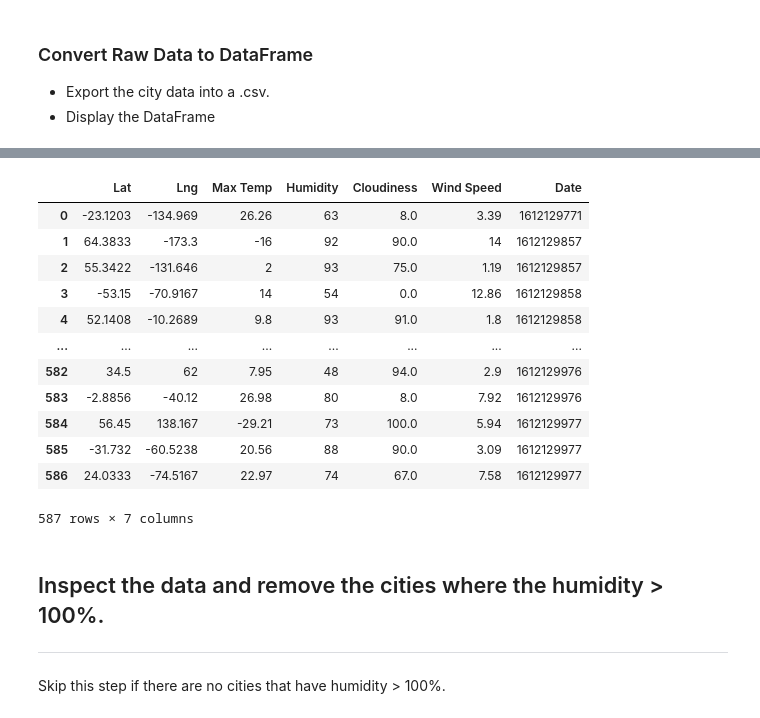
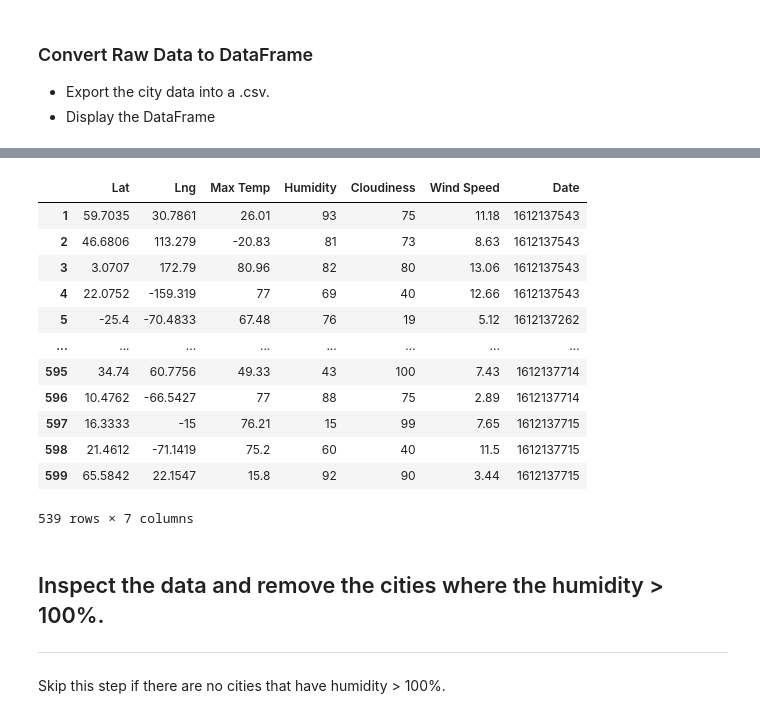
Before and after one commit to pulliam-chris/Python-API-Challenge, a Jupyter notebook: WeatherPy/WeatherPy.ipynb, the cells around one changed output, grey strips where cells are left out. Cells and saved outputs as stored; diff of their text form; code cells hidden in the pictures.

Commit message:
fixed original dataframe to allow for comparisons. basic scatter plots added

```diff
--- a/WeatherPy/WeatherPy.ipynb
+++ b/WeatherPy/WeatherPy.ipynb
@@ -58,22 +58,22 @@ len(cities)
 # %%
 # Save config information.
 url = "http://api.openweathermap.org/data/2.5/weather?"
-units = "metric"
+units = "imperial"
 
 # Create DataFrame
 # Citipy Cities
 cities_weather = pd.DataFrame({
-    'City': cities})
+    'City': cities}, columns=['City', 'Lat', 'Lng', 'Max Temp', 'Humidity', 'Cloudiness', 'Wind Speed', 'Country', 'Date'])
 
 # Create other datafram columnns
-cities_weather["Lat"] = ""
-cities_weather["Lng"] = ""
-cities_weather["Max Temp"] = ""
-cities_weather["Humidity"] = ""
-cities_weather["Cloudienss"] = ""
-cities_weather["Wind Speed"] = ""
-cities_weather["Country"] = ""
-cities_weather["Date"] = ""
+#cities_weather["Lat"] = 0
+#cities_weather["Lng"] = 0
+#cities_weather["Max Temp"] = 0
+#cities_weather["Humidity"] = 0
+#cities_weather["Cloudiness"] = 0
+#cities_weather["Wind Speed"] = 0
+#cities_weather["Country"] = ""
+#cities_weather["Date"] = ""
 
 # Keep track of record and set counter information
 currentSet = 0
@@ -158,20 +158,21 @@ cities_weather
 # %%
 summary_df = cities_weather[['Lat','Lng','Max Temp', 'Humidity', 'Cloudiness', 'Wind Speed', 'Date']]
-summary_df
+summary_df2 = summary_df.dropna(how='all')
+summary_df2
 # %% [output]
 |  | Lat | Lng | Max Temp | Humidity | Cloudiness | Wind Speed | Date |
-| 0 | -23.1203 | -134.969 | 26.26 | 63 | 8.0 | 3.39 | 1612129771 |
-| 1 | 64.3833 | -173.3 | -16 | 92 | 90.0 | 14 | 1612129857 |
-| 2 | 55.3422 | -131.646 | 2 | 93 | 75.0 | 1.19 | 1612129857 |
-| 3 | -53.15 | -70.9167 | 14 | 54 | 0.0 | 12.86 | 1612129858 |
-| 4 | 52.1408 | -10.2689 | 9.8 | 93 | 91.0 | 1.8 | 1612129858 |
+| 1 | 59.7035 | 30.7861 | 26.01 | 93 | 75 | 11.18 | 1612137543 |
+| 2 | 46.6806 | 113.279 | -20.83 | 81 | 73 | 8.63 | 1612137543 |
+| 3 | 3.0707 | 172.79 | 80.96 | 82 | 80 | 13.06 | 1612137543 |
+| 4 | 22.0752 | -159.319 | 77 | 69 | 40 | 12.66 | 1612137543 |
+| 5 | -25.4 | -70.4833 | 67.48 | 76 | 19 | 5.12 | 1612137262 |
 | ... | ... | ... | ... | ... | ... | ... | ... |
-| 582 | 34.5 | 62 | 7.95 | 48 | 94.0 | 2.9 | 1612129976 |
-| 583 | -2.8856 | -40.12 | 26.98 | 80 | 8.0 | 7.92 | 1612129976 |
-| 584 | 56.45 | 138.167 | -29.21 | 73 | 100.0 | 5.94 | 1612129977 |
-| 585 | -31.732 | -60.5238 | 20.56 | 88 | 90.0 | 3.09 | 1612129977 |
-| 586 | 24.0333 | -74.5167 | 22.97 | 74 | 67.0 | 7.58 | 1612129977 |
+| 595 | 34.74 | 60.7756 | 49.33 | 43 | 100 | 7.43 | 1612137714 |
+| 596 | 10.4762 | -66.5427 | 77 | 88 | 75 | 2.89 | 1612137714 |
+| 597 | 16.3333 | -15 | 76.21 | 15 | 99 | 7.65 | 1612137715 |
+| 598 | 21.4612 | -71.1419 | 75.2 | 60 | 40 | 11.5 | 1612137715 |
+| 599 | 65.5842 | 22.1547 | 15.8 | 92 | 90 | 3.44 | 1612137715 |
-587 rows × 7 columns
+539 rows × 7 columns
 # %% [markdown]
 ## Inspect the data and remove the cities where the humidity > 100%.
 ----
```
Also changed, not shown: parts of 14 cells of this notebook.
